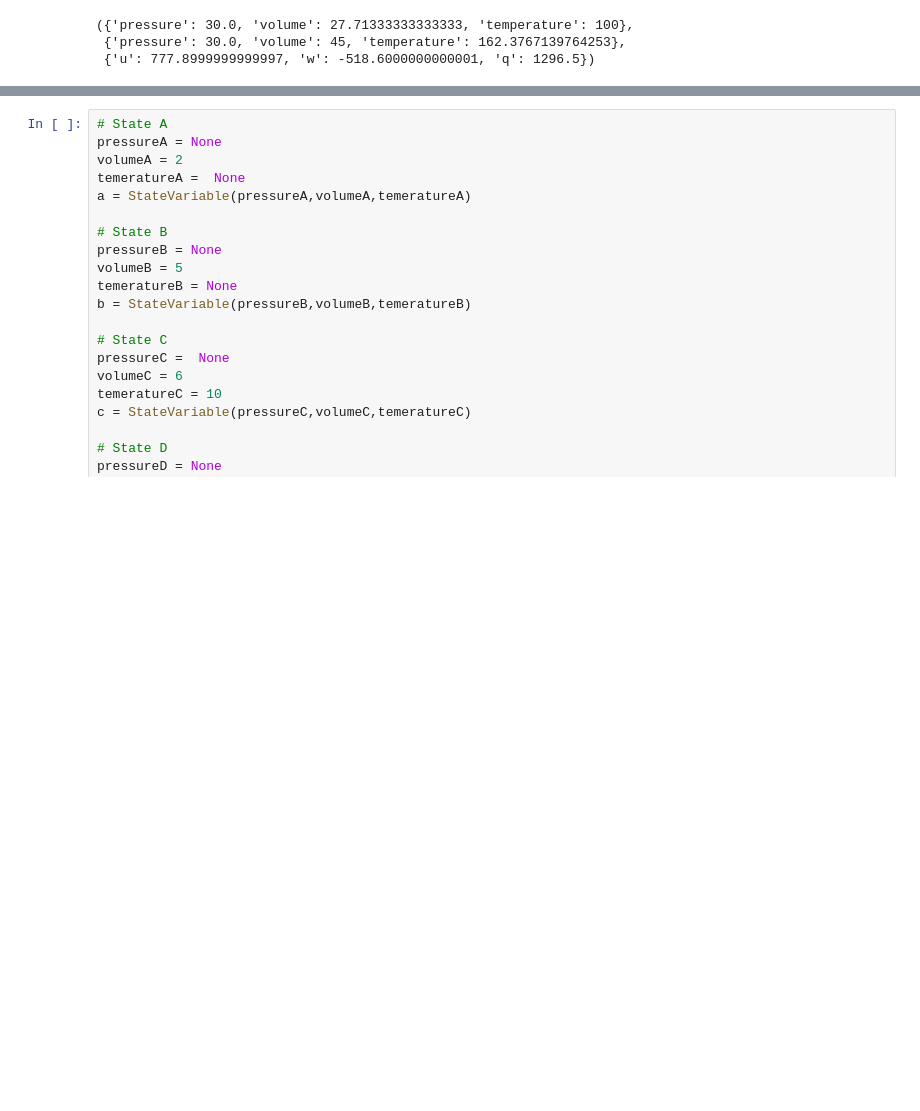
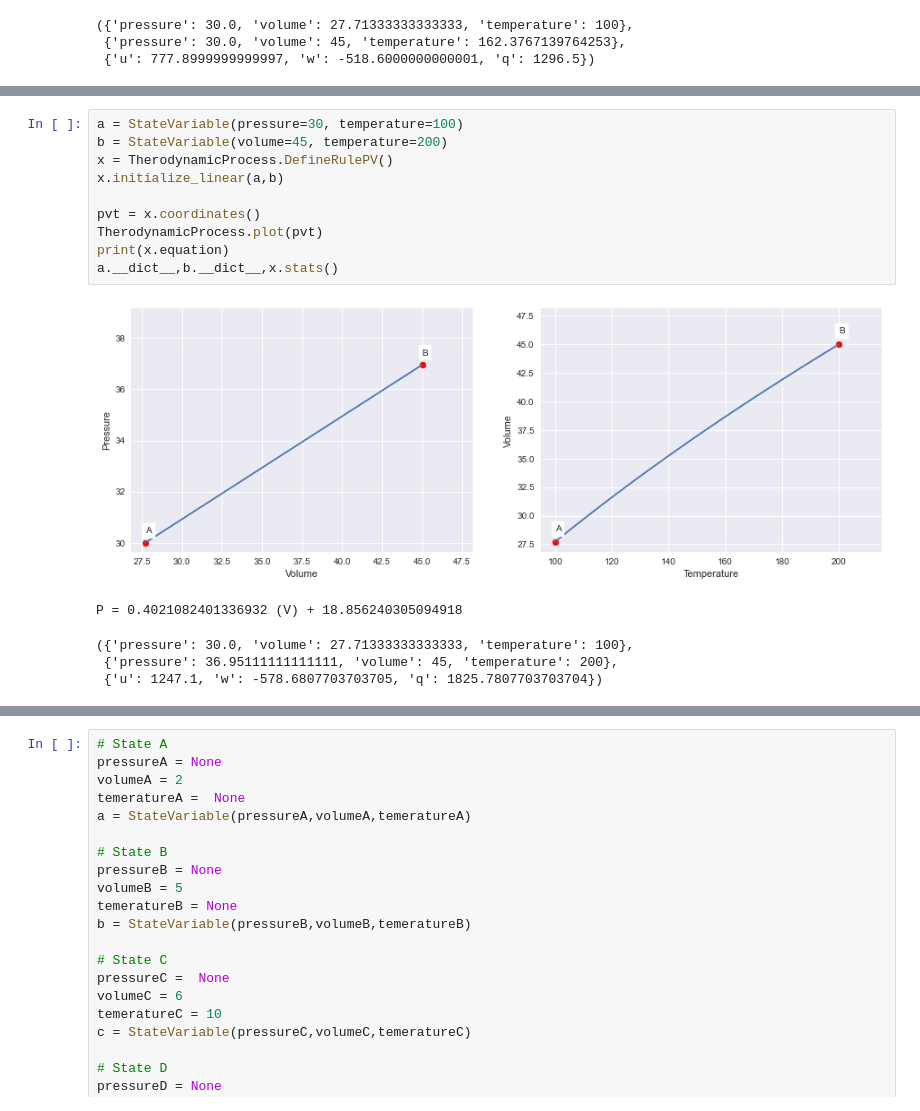
Before and after one commit to dvishal485/heat-engine, a Jupyter notebook: heat_engine.ipynb, the cells around one changed output, grey strips where cells are left out. Saved outputs shown, nothing was run; the diff lists cells and outputs as text; blank space fills up the shorter version.

```diff
--- a/heat_engine.ipynb
+++ b/heat_engine.ipynb
@@ -96,0 +135,16 @@ a.__dict__,b.__dict__,x.stats()
+# %%
+a = StateVariable(pressure=30, temperature=100)
+b = StateVariable(volume=45, temperature=200)
+x = TherodynamicProcess.DefineRulePV()
+x.initialize_linear(a,b)
+
+pvt = x.coordinates()
+TherodynamicProcess.plot(pvt)
+print(x.equation)
+a.__dict__,b.__dict__,x.stats()
+# %% [output]
+[figure, added]
+P = 0.4021082401336932 (V) + 18.856240305094918
+({'pressure': 30.0, 'volume': 27.71333333333333, 'temperature': 100},
+ {'pressure': 36.95111111111111, 'volume': 45, 'temperature': 200},
+ {'u': 1247.1, 'w': -578.6807703703705, 'q': 1825.7807703703704})
```
Also changed, not shown: parts of 7 cells of this notebook.
